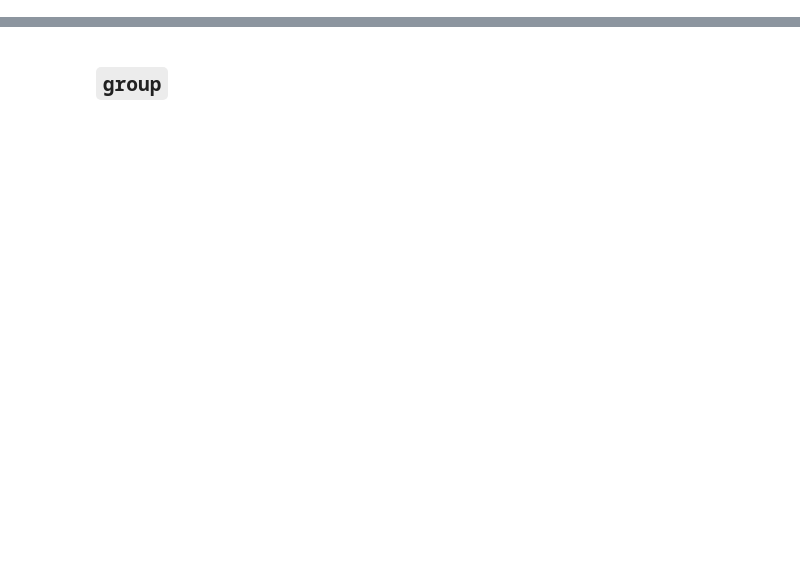
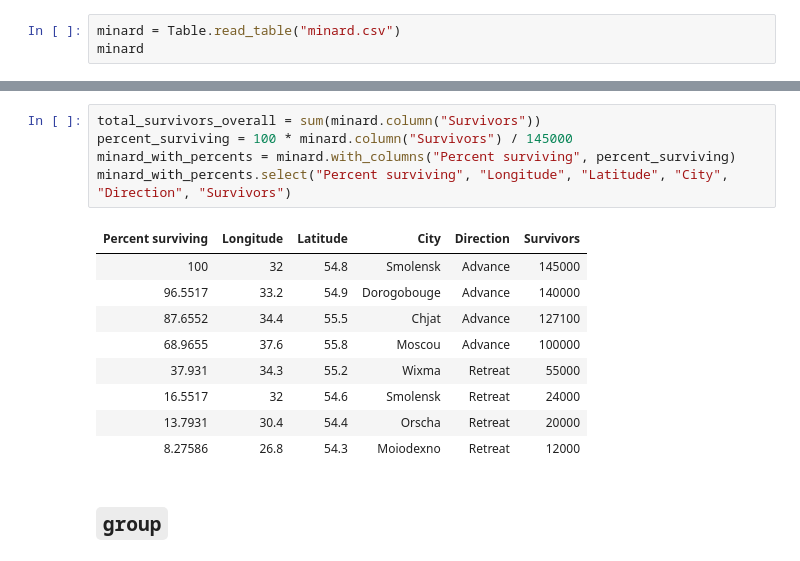
Before and after one commit to data-6-berkeley/data-6, a Jupyter notebook: lecture/lecture09.ipynb, the cells around one changed output, grey strips where cells are left out. Cells and saved outputs as stored; diff of their text form; blank space fills up the shorter version.

```diff
--- a/lecture/lecture09.ipynb
+++ b/lecture/lecture09.ipynb
@@ -12,0 +68,3 @@ AttributeError: type object 'Table' has no attribute 'interactive_plots'
+# %%
+minard = Table.read_table("minard.csv")
+minard
@@ -13,3 +81,18 @@ AttributeError: type object 'Table' has no attribute 'interactive_plots'
+# %%
+total_survivors_overall = sum(minard.column("Survivors"))
+percent_surviving = 100 * minard.column("Survivors") / 145000
+minard_with_percents = minard.with_columns("Percent surviving", percent_surviving)
+minard_with_percents.select("Percent surviving", "Longitude", "Latitude", "City", "Direction", "Survivors")
+# %% [output]
+| Percent surviving | Longitude | Latitude | City | Direction | Survivors |
+| 100 | 32 | 54.8 | Smolensk | Advance | 145000 |
+| 96.5517 | 33.2 | 54.9 | Dorogobouge | Advance | 140000 |
+| 87.6552 | 34.4 | 55.5 | Chjat | Advance | 127100 |
+| 68.9655 | 37.6 | 55.8 | Moscou | Advance | 100000 |
+| 37.931 | 34.3 | 55.2 | Wixma | Retreat | 55000 |
+| 16.5517 | 32 | 54.6 | Smolensk | Retreat | 24000 |
+| 13.7931 | 30.4 | 54.4 | Orscha | Retreat | 20000 |
+| 8.27586 | 26.8 | 54.3 | Moiodexno | Retreat | 12000 |
 # %% [markdown]
 ## `group`
 # %%
```
Also changed, not shown: parts of 45 cells of this notebook.
